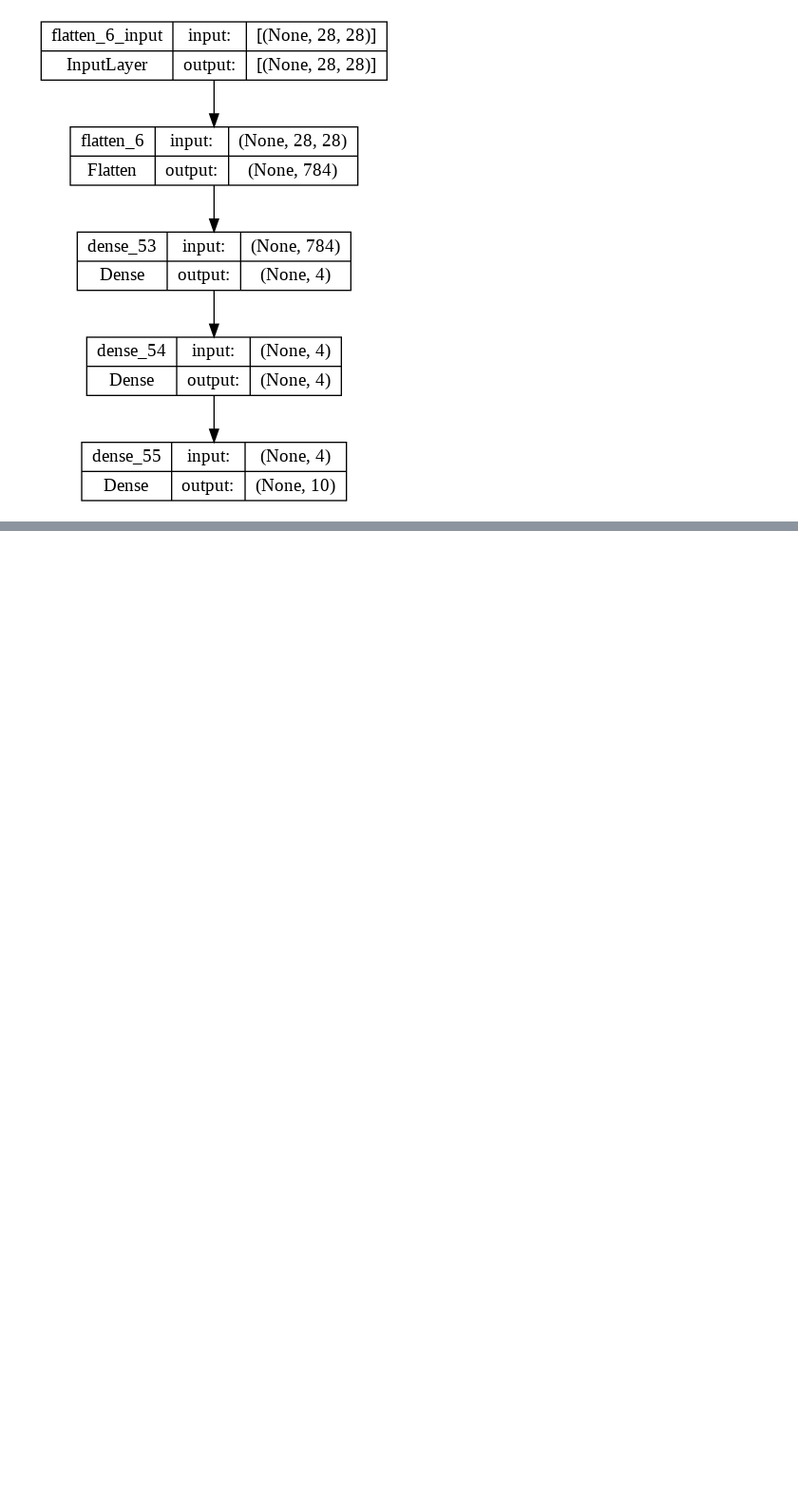
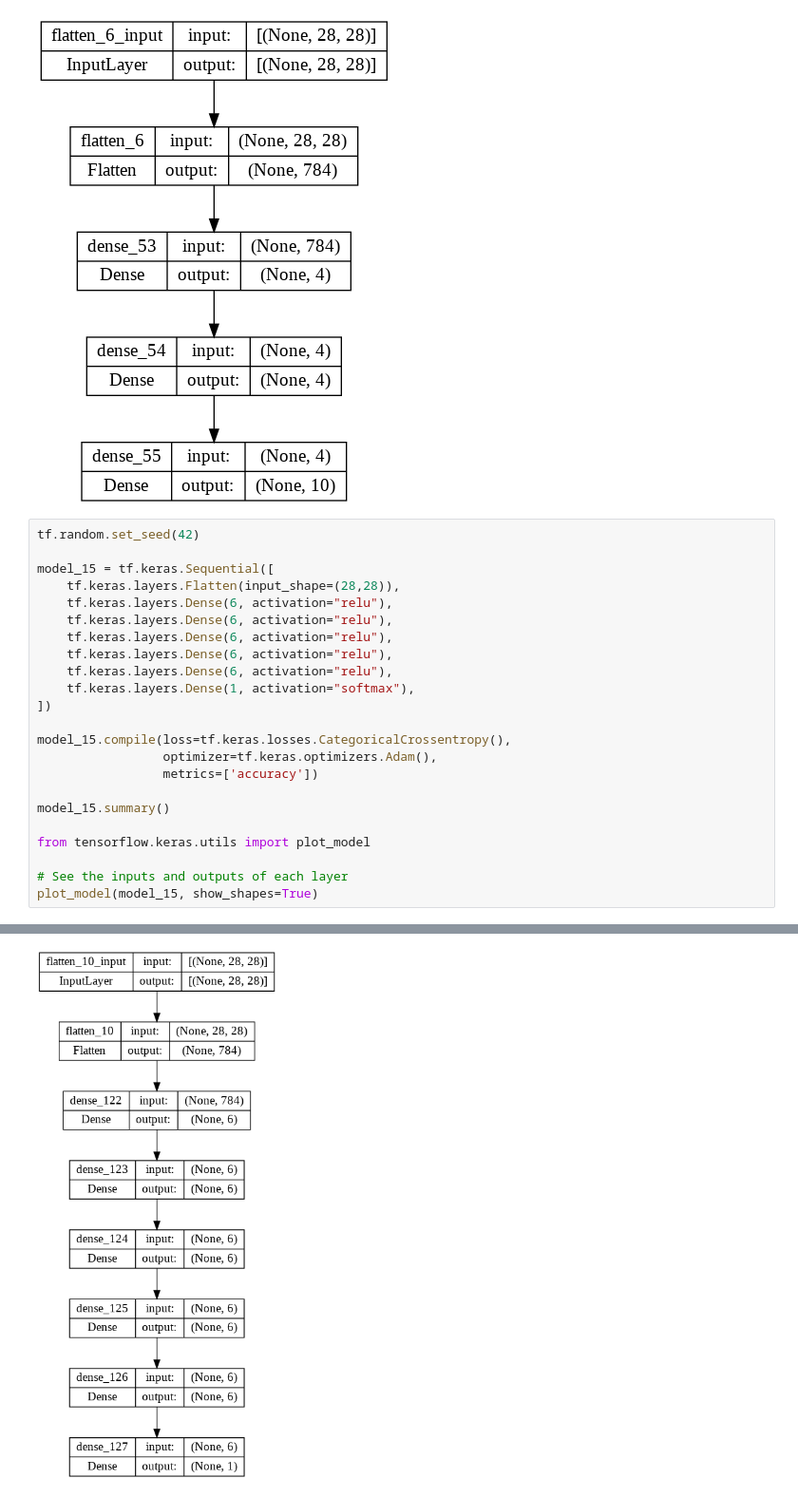
Before and after one commit to 95ImadEL/Tensorflow-basics, a Jupyter notebook: NN_Classification.ipynb, the cells around one changed output, grey strips where cells are left out. Shown at 95% size. Cells and saved outputs as stored; diff of their text form; blank space fills up the shorter version.

```diff
--- a/NN_Classification.ipynb
+++ b/NN_Classification.ipynb
@@ -1113,3 +1113,27 @@ from tensorflow.keras.utils import plot_model
 plot_model(model_14, show_shapes=True)
 # %% [output]
 [figure]
+# %%
+tf.random.set_seed(42)
+
+model_15 = tf.keras.Sequential([
+    tf.keras.layers.Flatten(input_shape=(28,28)),
+    tf.keras.layers.Dense(6, activation="relu"),
+    tf.keras.layers.Dense(6, activation="relu"),
+    tf.keras.layers.Dense(6, activation="relu"),
+    tf.keras.layers.Dense(6, activation="relu"),
+    tf.keras.layers.Dense(6, activation="relu"),
+    tf.keras.layers.Dense(1, activation="softmax"),
+])
+
+model_15.compile(loss=tf.keras.losses.CategoricalCrossentropy(),
+                 optimizer=tf.keras.optimizers.Adam(),
+                 metrics=['accuracy'])
+
+model_15.summary()
+
+from tensorflow.keras.utils import plot_model
+
+# See the inputs and outputs of each layer
+plot_model(model_15, show_shapes=True)
+# %% [output]
@@ -1115,0 +1157 @@ plot_model(model_14, show_shapes=True)
+[figure, added]
```
Also changed, not shown: parts of 9 cells of this notebook.
